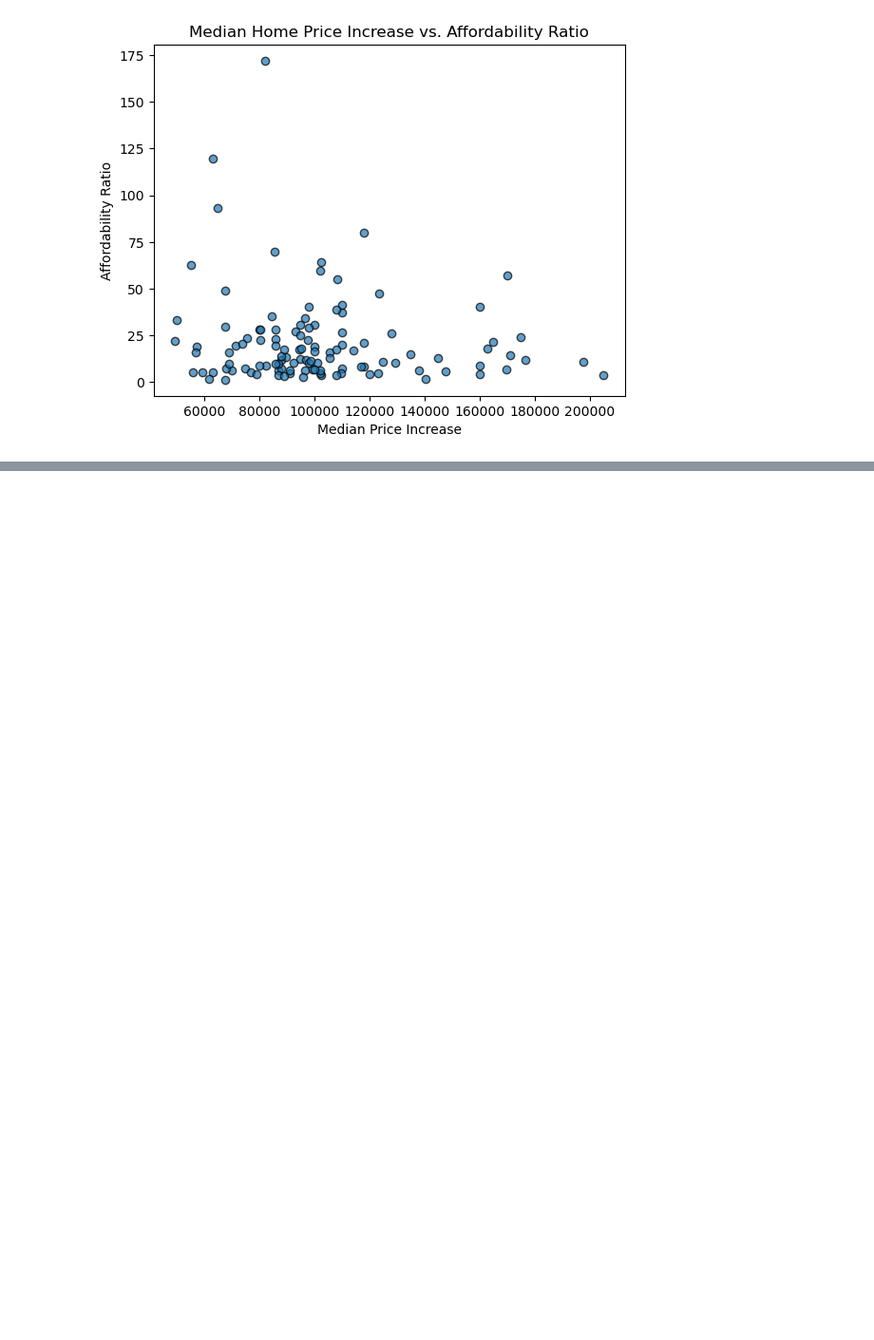
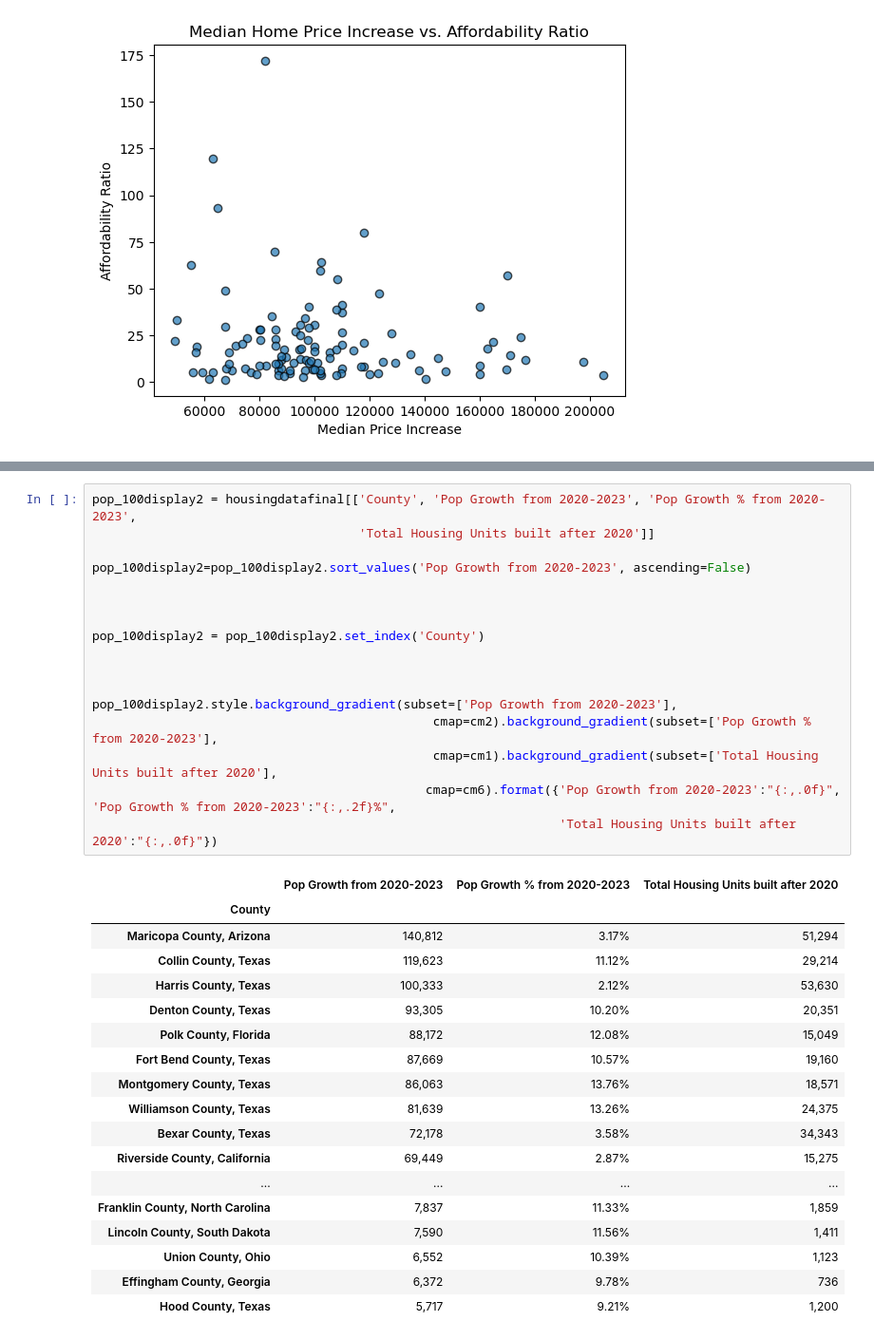
Before and after one commit to smsimba225/Project_1, a Jupyter notebook: Project1_Owen.ipynb, the cells around one changed output, grey strips where cells are left out. Shown at 95% size. Drawn from its saved outputs; the diff is of its cells as text; blank space fills up the shorter version.

```diff
--- a/Project1_Owen.ipynb
+++ b/Project1_Owen.ipynb
@@ -926,3 +926,39 @@ plt.show()
 # %% [output]
 The correlation between Median Household Income and Poverty Percent is -0.8.
 [figure]
+# %%
+pop_100display2 = housingdatafinal[['County', 'Pop Growth from 2020-2023', 'Pop Growth % from 2020-2023',
+                                    'Total Housing Units built after 2020']]
+
+pop_100display2=pop_100display2.sort_values('Pop Growth from 2020-2023', ascending=False)
+
+
+
+pop_100display2 = pop_100display2.set_index('County')
+
+
+
+pop_100display2.style.background_gradient(subset=['Pop Growth from 2020-2023'],
+                                              cmap=cm2).background_gradient(subset=['Pop Growth % from 2020-2023'],
+                                              cmap=cm1).background_gradient(subset=['Total Housing Units built after 2020'],
+                                             cmap=cm6).format({'Pop Growth from 2020-2023':"{:,.0f}", 'Pop Growth % from 2020-2023':"{:,.2f}%",
+                                                               'Total Housing Units built after 2020':"{:,.0f}"})
+# %% [output]
+|  | Pop Growth from 2020-2023 | Pop Growth % from 2020-2023 | Total Housing Units built after 2020 |
+| County |  |  |  |
+| Maricopa County, Arizona | 140,812 | 3.17% | 51,294 |
+| Collin County, Texas | 119,623 | 11.12% | 29,214 |
+| Harris County, Texas | 100,333 | 2.12% | 53,630 |
+| Denton County, Texas | 93,305 | 10.20% | 20,351 |
+| Polk County, Florida | 88,172 | 12.08% | 15,049 |
+| Fort Bend County, Texas | 87,669 | 10.57% | 19,160 |
+| Montgomery County, Texas | 86,063 | 13.76% | 18,571 |
+| Williamson County, Texas | 81,639 | 13.26% | 24,375 |
+| Bexar County, Texas | 72,178 | 3.58% | 34,343 |
+| Riverside County, California | 69,449 | 2.87% | 15,275 |
+| ... | ... | ... | ... |
+| Franklin County, North Carolina | 7,837 | 11.33% | 1,859 |
+| Lincoln County, South Dakota | 7,590 | 11.56% | 1,411 |
+| Union County, Ohio | 6,552 | 10.39% | 1,123 |
+| Effingham County, Georgia | 6,372 | 9.78% | 736 |
+| Hood County, Texas | 5,717 | 9.21% | 1,200 |
```
Also changed, not shown: parts of 9 cells of this notebook.
